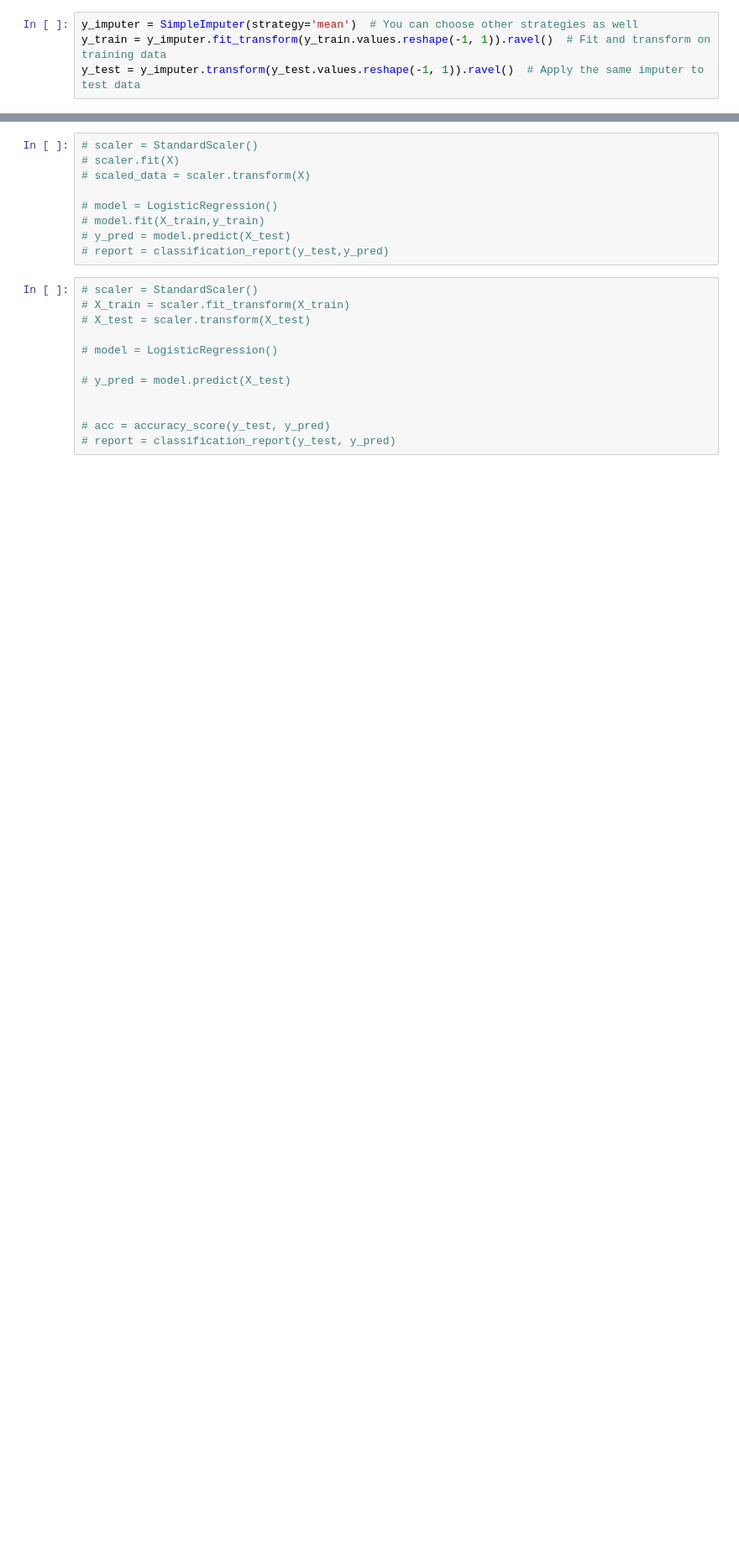
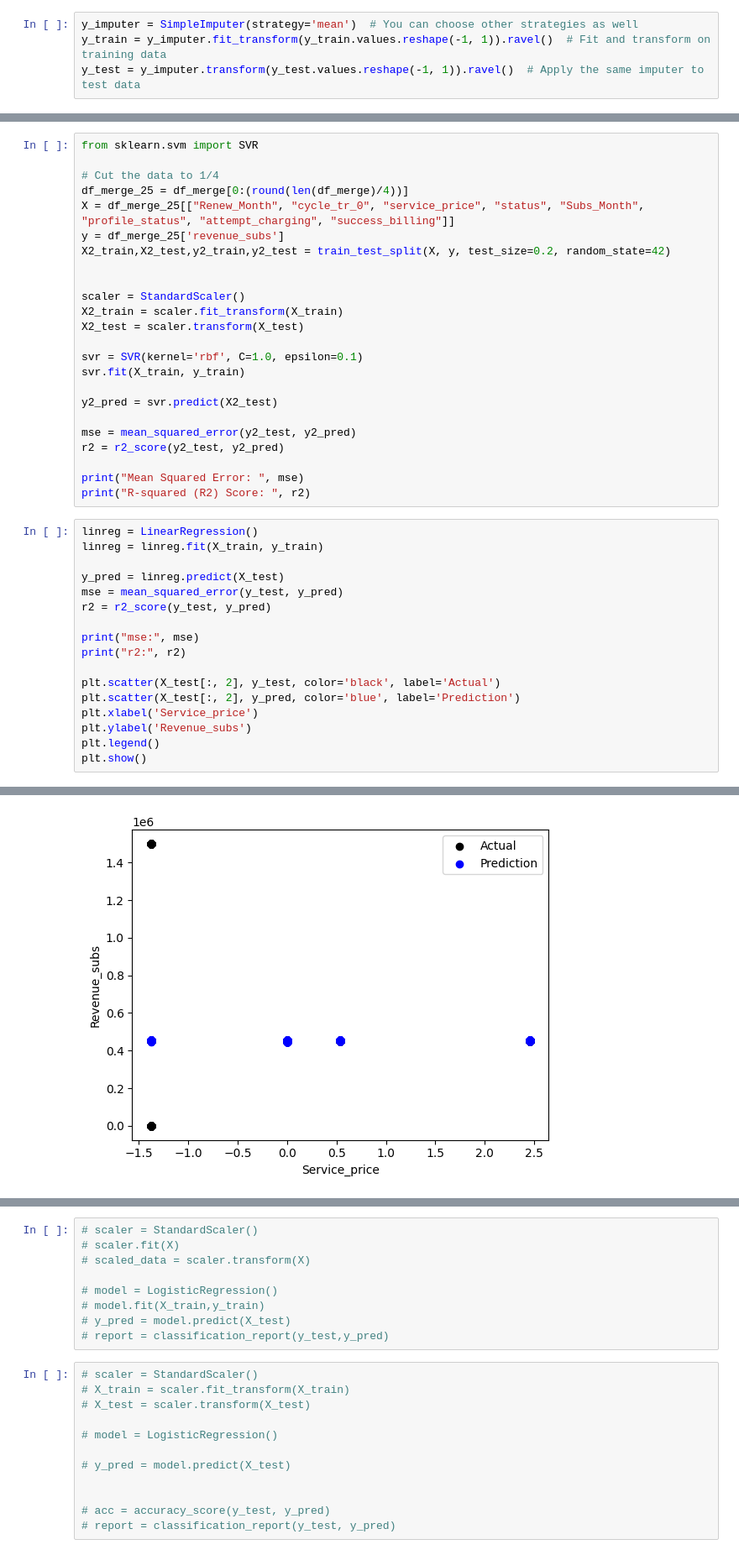
Before and after one commit to TaigahG/FODS-FinalProject, a Jupyter notebook: models.ipynb, the cells around one changed output, grey strips where cells are left out. Shown at 84% size. Cells and saved outputs as stored; diff of their text form; blank space fills up the shorter version.

```diff
--- a/models.ipynb
+++ b/models.ipynb
@@ -541,0 +481,42 @@ ValueError: continuous is not supported
+# %%
+from sklearn.svm import SVR
+
+# Cut the data to 1/4
+df_merge_25 = df_merge[0:(round(len(df_merge)/4))]
+X = df_merge_25[["Renew_Month", "cycle_tr_0", "service_price", "status", "Subs_Month", "profile_status", "attempt_charging", "success_billing"]]
+y = df_merge_25['revenue_subs']
+X2_train,X2_test,y2_train,y2_test = train_test_split(X, y, test_size=0.2, random_state=42)
+
+
+scaler = StandardScaler()
+X2_train = scaler.fit_transform(X_train)
+X2_test = scaler.transform(X_test)
+
+svr = SVR(kernel='rbf', C=1.0, epsilon=0.1)
+svr.fit(X_train, y_train)
+
+y2_pred = svr.predict(X2_test)
+
+mse = mean_squared_error(y2_test, y2_pred)
+r2 = r2_score(y2_test, y2_pred)
+
+print("Mean Squared Error: ", mse)
+print("R-squared (R2) Score: ", r2)
+# %%
+linreg = LinearRegression()
+linreg = linreg.fit(X_train, y_train)
+
+y_pred = linreg.predict(X_test)
+mse = mean_squared_error(y_test, y_pred)
+r2 = r2_score(y_test, y_pred)
+
+print("mse:", mse)
+print("r2:", r2)
+
+plt.scatter(X_test[:, 2], y_test, color='black', label='Actual')
+plt.scatter(X_test[:, 2], y_pred, color='blue', label='Prediction')
+plt.xlabel('Service_price')
+plt.ylabel('Revenue_subs')
+plt.legend()
+plt.show()
+# %% [output]
@@ -541,0 +525 @@ ValueError: continuous is not supported
+[figure, added]
```
Also changed, not shown: parts of 14 cells of this notebook.
